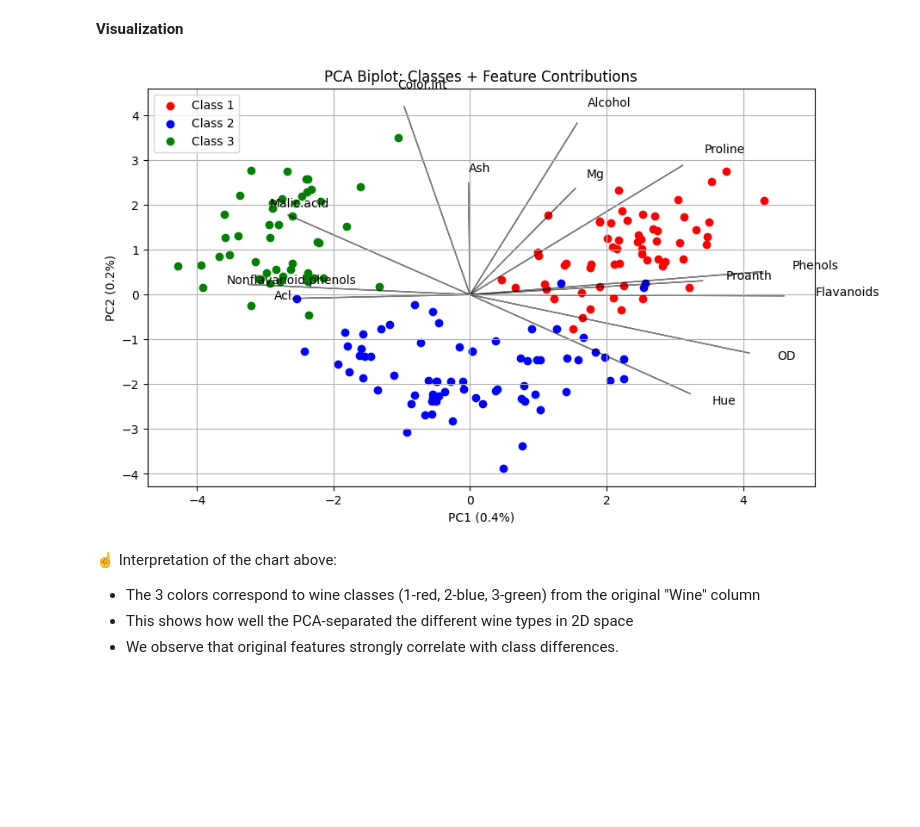
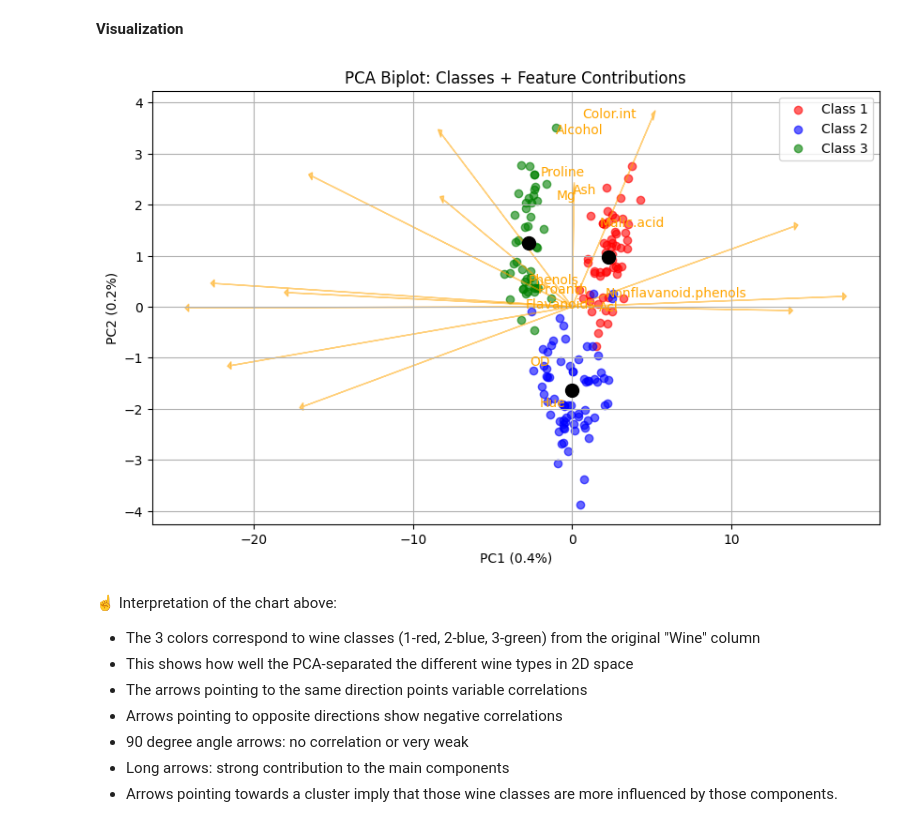
Before and after one commit to jrbayguade/DataTreatment_DimensionalityReduction, a Jupyter notebook: T7_1_PCA_Principal_Component_Analysis.ipynb, the cells around one changed output. Saved outputs shown, nothing was run; the diff lists cells and outputs as text; code cells hidden in the pictures; blank space fills up the shorter version.

Commit message:
Improved interpretation comment and charts

```diff
--- a/T7_1_PCA_Principal_Component_Analysis.ipynb
+++ b/T7_1_PCA_Principal_Component_Analysis.ipynb
@@ -188,25 +217,32 @@ plt.show()
 # %%
 # Biplot (Features + Samples)
 plt.figure(figsize=(10, 6))
 for l, c in zip(np.unique(y), ('r', 'b', 'g')):
-    plt.scatter(X_pca[y == l, 0], X_pca[y == l, 1], c=c, label=f'Class {l}')
+    class_points = X_pca[y == l]
+    plt.scatter(class_points[:, 0], class_points[:, 1], c=c, label=f'Class {l}', alpha=0.6)
+    centroid = class_points.mean(axis=0)
+    plt.plot(centroid[0], centroid[1], 'o', c='k', markersize=10)
 
 # Add feature vectors
 for i, feature in enumerate(df_wine.columns[1:]):
-    plt.arrow(0, 0, loadings[i, 0]*5, loadings[i, 1]*5, color='k', alpha=0.5)
-    plt.text(loadings[i, 0]*5.5, loadings[i, 1]*5.5, feature, color='k')
+    plt.arrow(0, 0, loadings[i, 0]*5, loadings[i, 1]*5, color='Orange', alpha=0.5, head_width=0.15)
+    plt.text(loadings[i, 0]*5, loadings[i, 1]*5, feature, color='Orange')
 
 # Labels and tittle
 plt.xlabel('PC1 ({}%)'.format(round(explained_variance[0], 1)))
 plt.ylabel('PC2 ({}%)'.format(round(explained_variance[1], 1)))
 plt.title("PCA Biplot: Classes + Feature Contributions")
 plt.legend()
 plt.grid()
 plt.show()
 # %% [output]
-[figure, old version]
+[figure, new version]
 # %% [markdown]
 ☝️ Interpretation of the chart above:
 - The 3 colors correspond to wine classes (1-red, 2-blue, 3-green) from the original "Wine" column
 - This shows how well the PCA-separated the different wine types in 2D space
-- We observe that original features strongly correlate with class differences.
+- The arrows pointing to the same direction points variable correlations
+- Arrows pointing to opposite directions show negative correlations
+- 90 degree angle arrows: no correlation or very weak
+- Long arrows: strong contribution to the main components
+- Arrows pointing towards a cluster imply that those wine classes are more influenced by those components.
```
Also changed, not shown: parts of 5 cells of this notebook.
